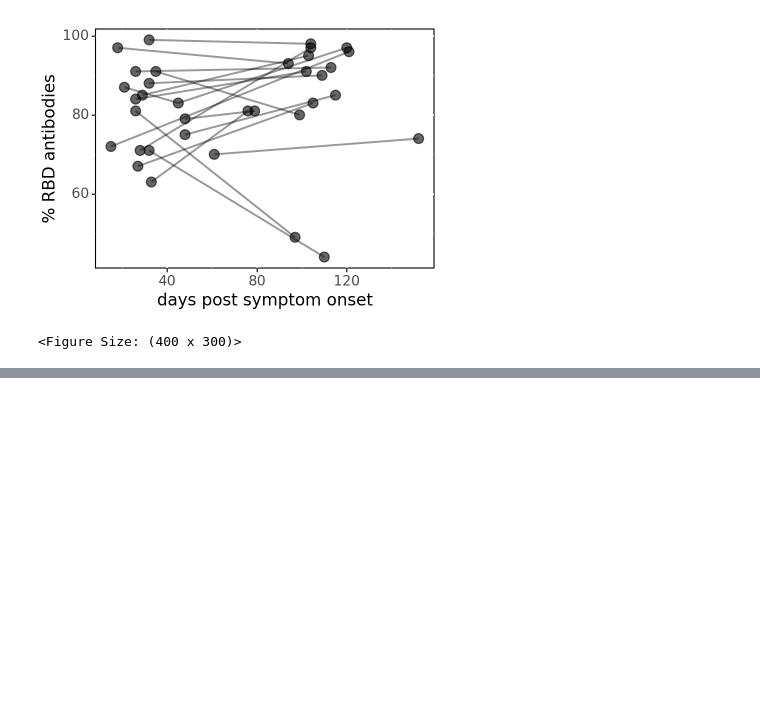
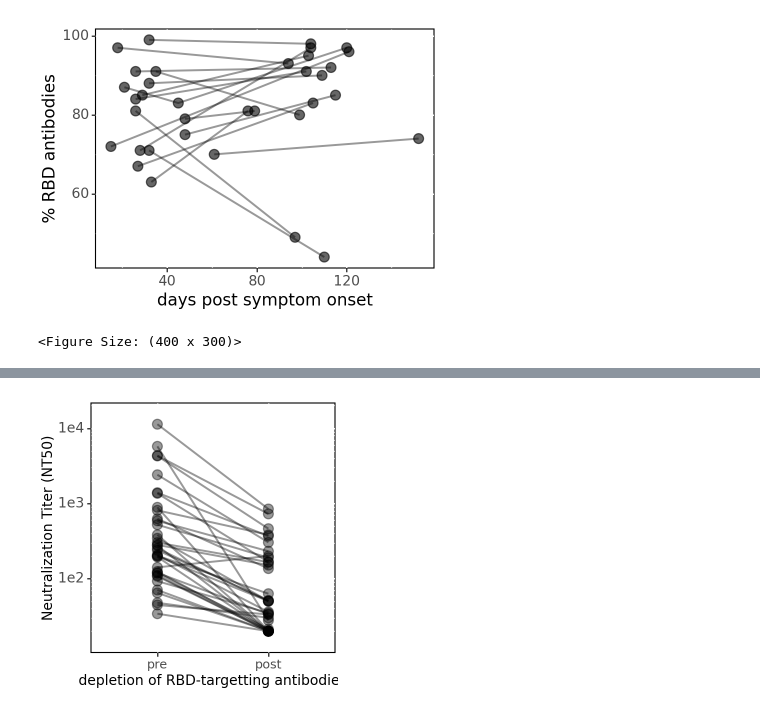
Before and after one commit to dms-vep/SARS-CoV-2_XBB.1.5_spike_DMS_infant_sera, a Jupyter notebook: validation_notebooks/depletion_neuts.ipynb, the cells around one changed output, grey strips where cells are left out. Cells and saved outputs as stored; diff of their text form; code cells hidden in the pictures; blank space fills up the shorter version.

```diff
--- a/validation_notebooks/depletion_neuts.ipynb
+++ b/validation_notebooks/depletion_neuts.ipynb
@@ -247,0 +245,10 @@ RBD_percent_greaney_30d
+# %%
+# Melting the DataFrame
+melted_df = pd.melt(
+    Greaney_df,
+    id_vars=['sample'],
+    value_vars=['NT50_D614', 'NT50_post'],
+    var_name='depletion',
+    value_name='NT50'
+)
+melted_df
@@ -247,0 +269,6 @@ RBD_percent_greaney_30d
+# %%
+melted_df['depletion'] = melted_df['depletion'].replace({
+    'NT50_D614': 'pre',
+    'NT50_post': 'post'
+})
+melted_df
@@ -247,0 +289,29 @@ RBD_percent_greaney_30d
+# %%
+NT50_AG_adult = (ggplot(melted_df, aes(x='depletion', y='NT50', group='sample')) +
+              geom_point(size=3.5, alpha = 0.4) +
+              geom_line(size=.8, alpha = 0.4) +
+              theme(
+                   figure_size=(3,3),
+                   axis_text=element_text(size=10),
+                   axis_text_x=element_text(size=9),
+                   legend_text=element_text(size=10),
+                   axis_title_x=element_text(size=10),
+                   axis_title_y=element_text(size=10),
+                   strip_text=element_text(size=10),
+                   panel_background=element_rect(fill='white'),
+                   plot_background=element_rect(fill='white'),
+                  panel_border=element_line(color='black', size=.8)
+                  ) +
+              scale_y_log10(expand=(0.03, .2)) +
+              ylab('Neutralization Titer (NT50)') +
+              xlab('depletion of RBD-targetting antibodies') +
+              scale_color_manual(values=CBPALETTE[1:])+
+              scale_x_discrete(limits=['pre', 'post'])
+               )
+
+
+NT50_AG_adult.save("results/NT50_AG_adult_depletion.svg", format="svg")
+NT50_AG_adult.save("results/NT50_AG_adult_depletion.png", format="png", dpi=300)
+NT50_AG_adult.draw()
+# %% [output]
+[figure, added]
```
Also changed, not shown: parts of 12 cells of this notebook, 13 other files.
